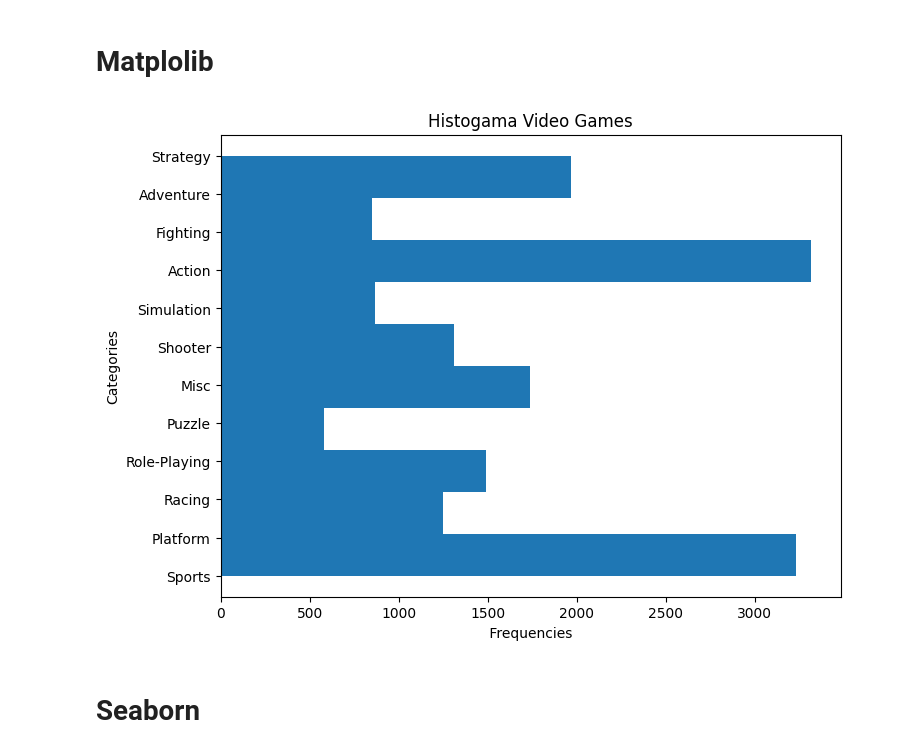
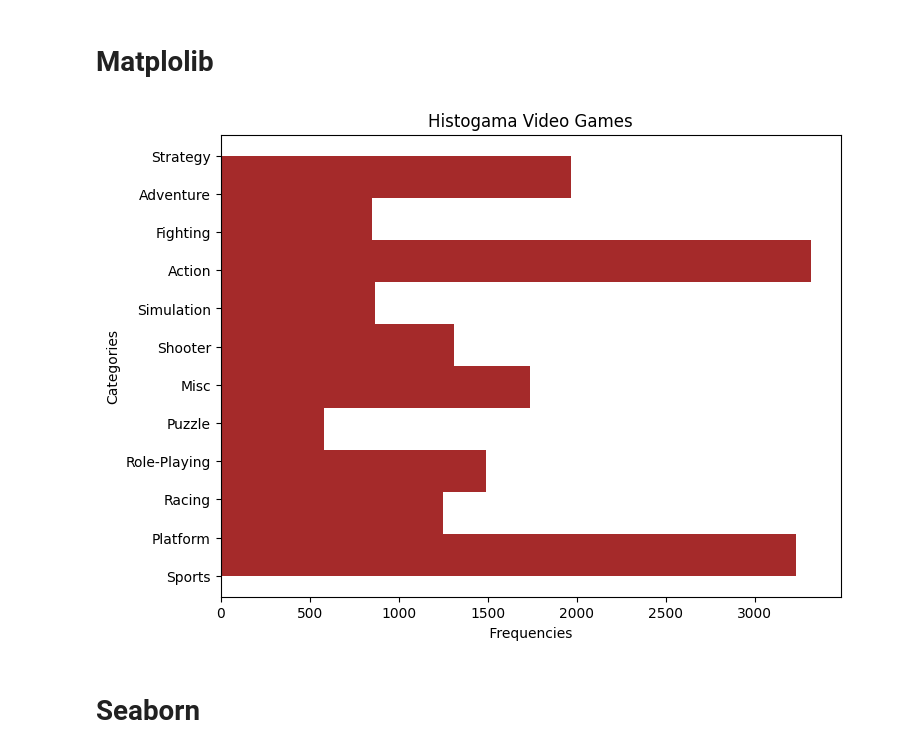
Before and after one commit to fabjamaicrack33/Data_science_Bootcamp, a Jupyter notebook: Actividades Bootcamp DS/actividad2.ipynb, the cells around one changed output. Saved outputs shown, nothing was run; the diff lists cells and outputs as text; code cells hidden in the pictures.

```diff
--- a/Actividades Bootcamp DS/actividad2.ipynb
+++ b/Actividades Bootcamp DS/actividad2.ipynb
@@ -56,13 +56,13 @@ dtype: int64
 # Matplolib
 # %%
 fig, ax = plt.subplots(figsize=(8,6))
-ax.hist(x= data.genre, density=False, orientation='horizontal')
+ax.hist(x= data.genre, density=False, color='brown', orientation='horizontal')
 ax.set_xlabel(' Frequencies ')
 ax.set_ylabel('Categories')
 ax.set_title('Histogama Video Games')
 plt.show()
 # %% [output]
-[figure, old version]
+[figure, new version]
 # %% [markdown]
 # Seaborn
 # %%
```
Also changed, not shown: parts of 1 cell of this notebook.
